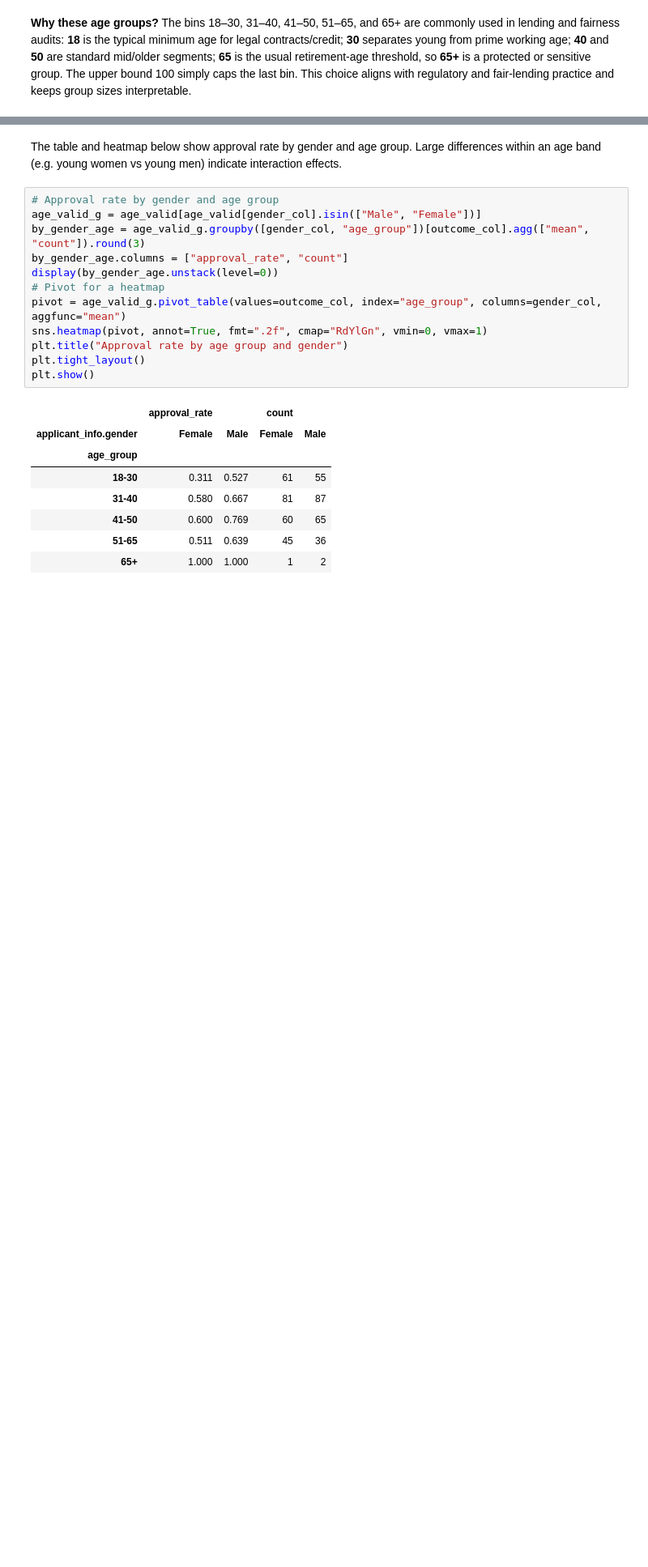
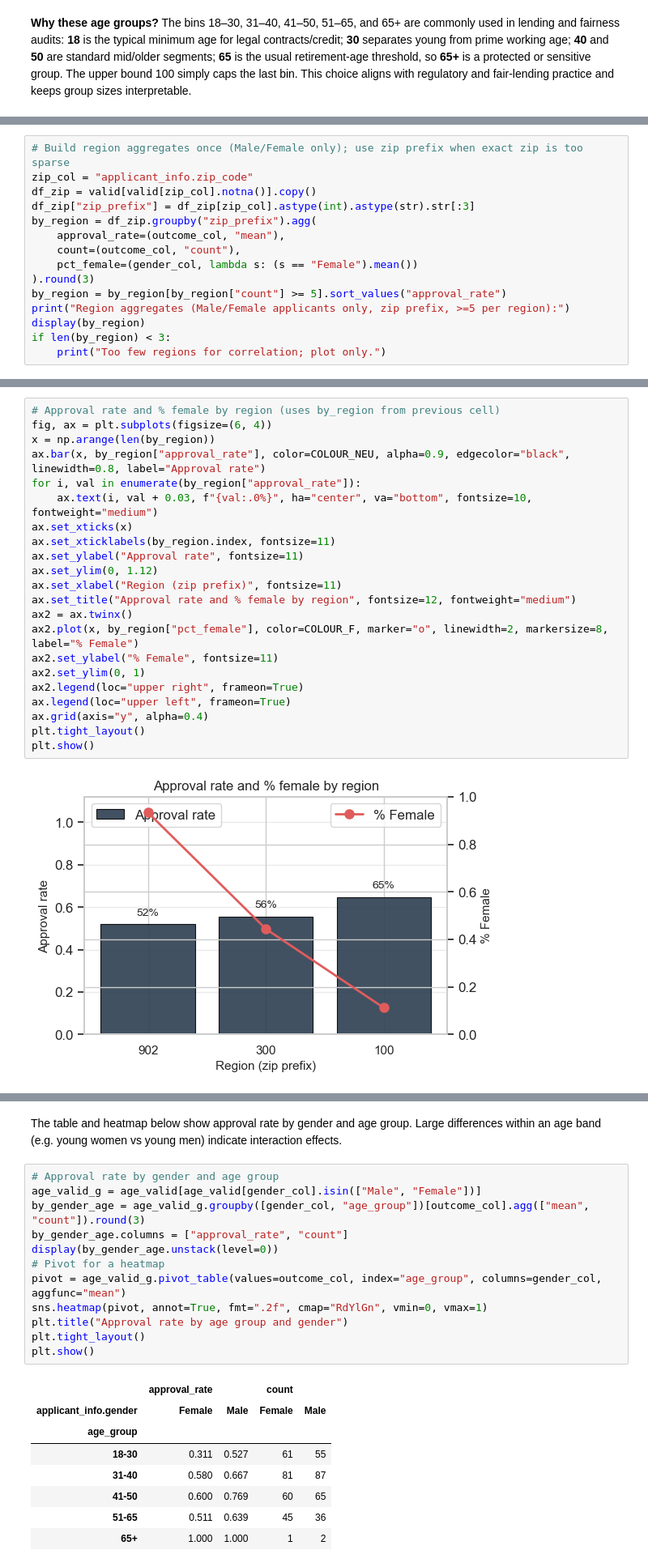
Before and after one commit to PC66323/2606_Data-Ecosystems_G14_novacred, a Jupyter notebook: notebooks/02-bias-analysis.ipynb, the cells around one changed output, grey strips where cells are left out. Shown at 81% size. Saved outputs shown, nothing was run; the diff lists cells and outputs as text; blank space fills up the shorter version.

```diff
--- a/notebooks/02-bias-analysis.ipynb
+++ b/notebooks/02-bias-analysis.ipynb
@@ -260,0 +220,15 @@ Approval rates vary by age: lowest for 18–30 (about 41%), higher for 31–40 a
+# %%
+# Build region aggregates once (Male/Female only); use zip prefix when exact zip is too sparse
+zip_col = "applicant_info.zip_code"
+df_zip = valid[valid[zip_col].notna()].copy()
+df_zip["zip_prefix"] = df_zip[zip_col].astype(int).astype(str).str[:3]
+by_region = df_zip.groupby("zip_prefix").agg(
+    approval_rate=(outcome_col, "mean"),
+    count=(outcome_col, "count"),
+    pct_female=(gender_col, lambda s: (s == "Female").mean())
+).round(3)
+by_region = by_region[by_region["count"] >= 5].sort_values("approval_rate")
+print("Region aggregates (Male/Female applicants only, zip prefix, >=5 per region):")
+display(by_region)
+if len(by_region) < 3:
+    print("Too few regions for correlation; plot only.")
@@ -260,0 +242,24 @@ Approval rates vary by age: lowest for 18–30 (about 41%), higher for 31–40 a
+# %%
+# Approval rate and % female by region (uses by_region from previous cell)
+fig, ax = plt.subplots(figsize=(6, 4))
+x = np.arange(len(by_region))
+ax.bar(x, by_region["approval_rate"], color=COLOUR_NEU, alpha=0.9, edgecolor="black", linewidth=0.8, label="Approval rate")
+for i, val in enumerate(by_region["approval_rate"]):
+    ax.text(i, val + 0.03, f"{val:.0%}", ha="center", va="bottom", fontsize=10, fontweight="medium")
+ax.set_xticks(x)
+ax.set_xticklabels(by_region.index, fontsize=11)
+ax.set_ylabel("Approval rate", fontsize=11)
+ax.set_ylim(0, 1.12)
+ax.set_xlabel("Region (zip prefix)", fontsize=11)
+ax.set_title("Approval rate and % female by region", fontsize=12, fontweight="medium")
+ax2 = ax.twinx()
+ax2.plot(x, by_region["pct_female"], color=COLOUR_F, marker="o", linewidth=2, markersize=8, label="% Female")
+ax2.set_ylabel("% Female", fontsize=11)
+ax2.set_ylim(0, 1)
+ax2.legend(loc="upper right", frameon=True)
+ax.legend(loc="upper left", frameon=True)
+ax.grid(axis="y", alpha=0.4)
+plt.tight_layout()
+plt.show()
+# %% [output]
+[figure, added]
```
Also changed, not shown: parts of 79 cells of this notebook.
